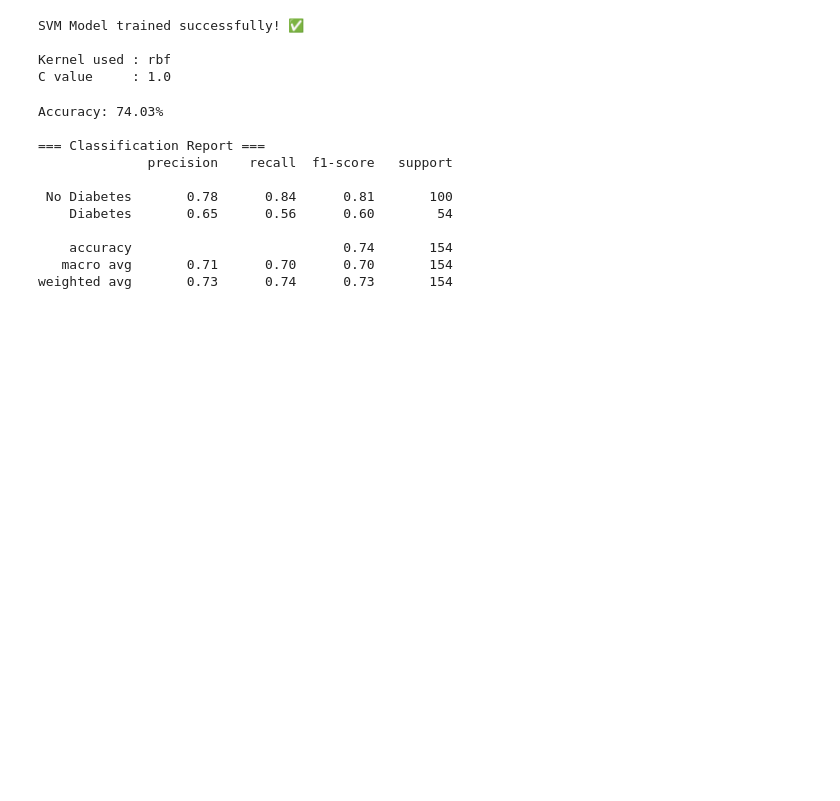
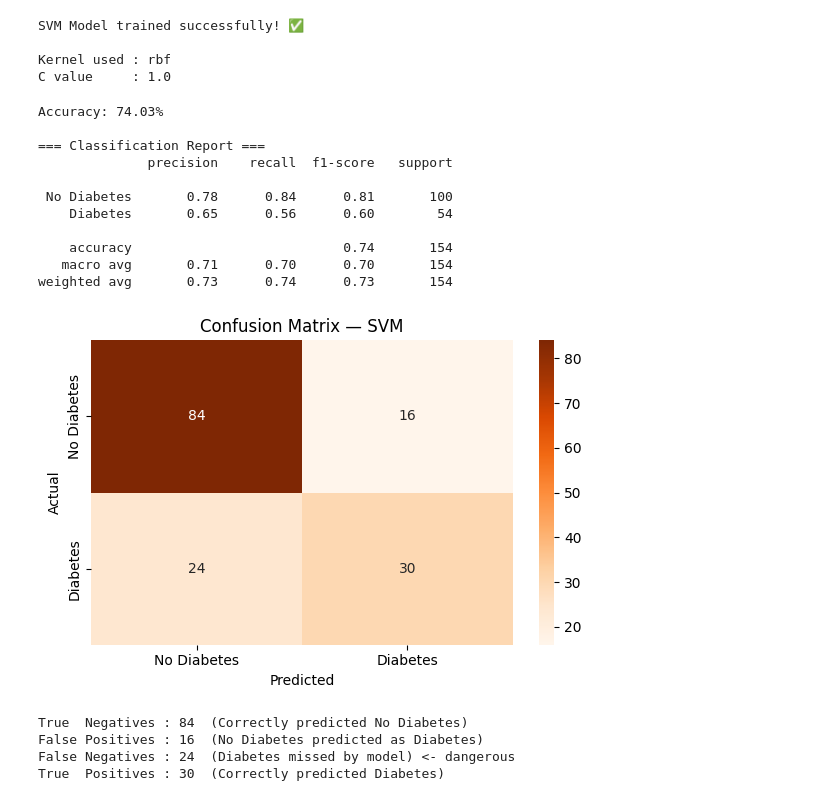
Before and after one commit to abdullah123-collab/Machine_Learning-, a Jupyter notebook: Basics/Comparing_Models/Diabetes/SVM.ipynb, the cells around one changed output. Saved outputs shown, nothing was run; the diff lists cells and outputs as text; code cells hidden in the pictures; blank space fills up the shorter version.

Commit message:
Model Completed

```diff
--- a/Basics/Comparing_Models/Diabetes/SVM.ipynb
+++ b/Basics/Comparing_Models/Diabetes/SVM.ipynb
@@ -207,3 +207,27 @@ Accuracy: 74.03%
     accuracy                           0.74       154
    macro avg       0.71      0.70      0.70       154
 weighted avg       0.73      0.74      0.73       154
+# %%
+cm = confusion_matrix(y_test, y_pred)
+
+plt.figure(figsize=(6, 4))
+sns.heatmap(cm, annot=True, fmt='d', cmap='Oranges',
+            xticklabels=['No Diabetes', 'Diabetes'],
+            yticklabels=['No Diabetes', 'Diabetes'])
+plt.title('Confusion Matrix — SVM')
+plt.xlabel('Predicted')
+plt.ylabel('Actual')
+plt.tight_layout()
+plt.show()
+
+tn, fp, fn, tp = cm.ravel()
+print(f'\nTrue  Negatives : {tn}  (Correctly predicted No Diabetes)')
+print(f'False Positives : {fp}  (No Diabetes predicted as Diabetes)')
+print(f'False Negatives : {fn}  (Diabetes missed by model) <- dangerous')
+print(f'True  Positives : {tp}  (Correctly predicted Diabetes)')
+# %% [output]
+[figure, added]
+True  Negatives : 84  (Correctly predicted No Diabetes)
+False Positives : 16  (No Diabetes predicted as Diabetes)
+False Negatives : 24  (Diabetes missed by model) <- dangerous
+True  Positives : 30  (Correctly predicted Diabetes)
```
Also changed, not shown: parts of 3 cells of this notebook.
